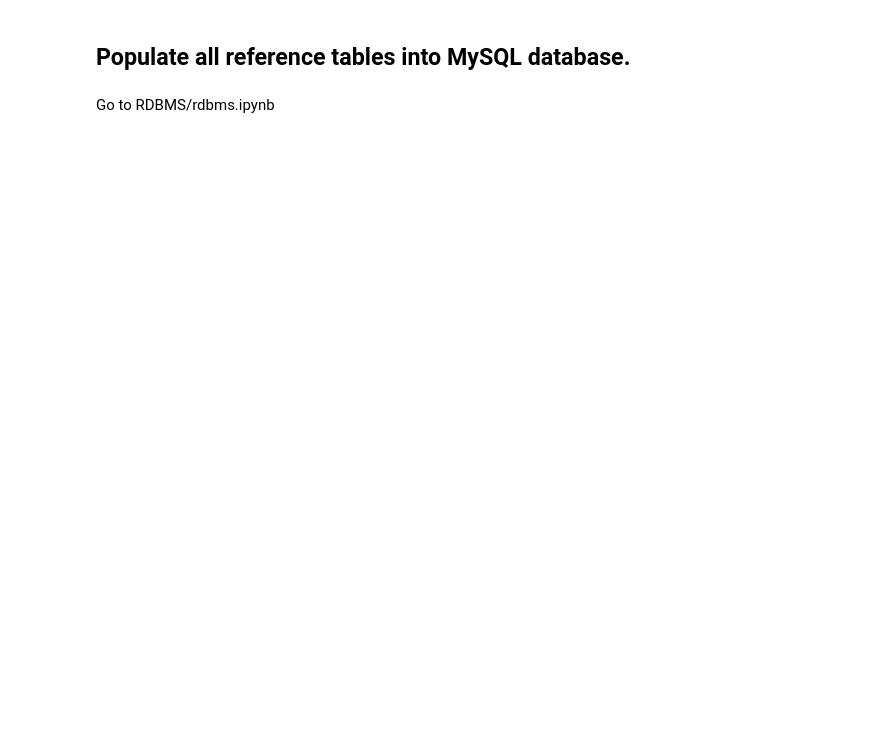
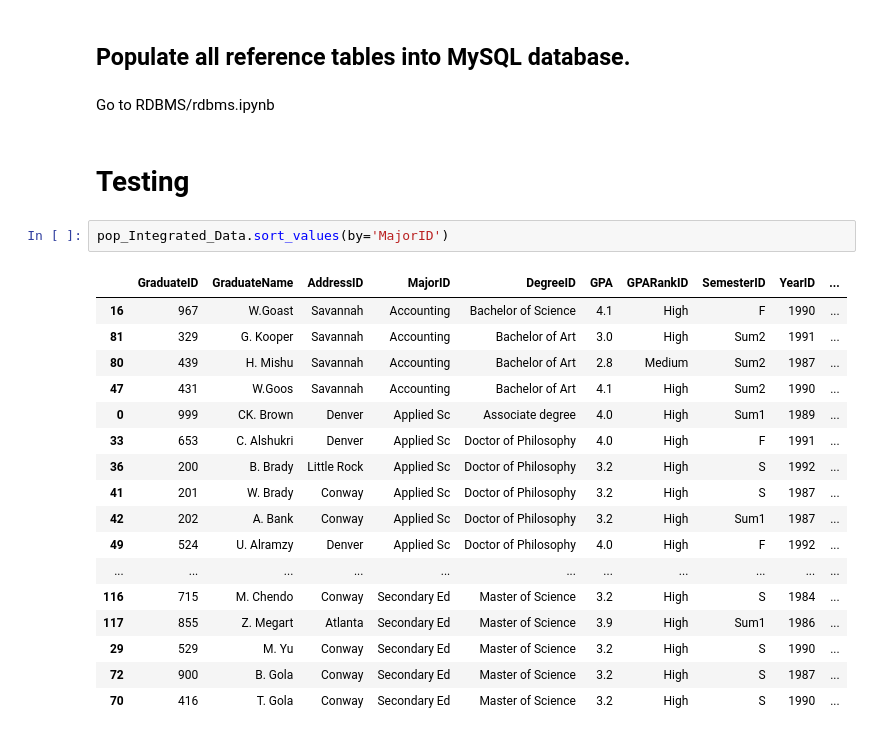
Before and after one commit to JoshuaFarara/DataWarehouse_ProjectReport, a Jupyter notebook: CreateFactDimTables.ipynb, the cells around one changed output. Drawn from its saved outputs; the diff is of its cells as text; blank space fills up the shorter version.

```diff
--- a/CreateFactDimTables.ipynb
+++ b/CreateFactDimTables.ipynb
@@ -243,3 +256,25 @@ fact_data
 ## Populate all reference tables into MySQL database.
 # %% [markdown]
 Go to RDBMS/rdbms.ipynb
+# %% [markdown]
+# Testing
+# %%
+pop_Integrated_Data.sort_values(by='MajorID')
+# %% [output]
+|  | GraduateID | GraduateName | AddressID | MajorID | DegreeID | GPA | GPARankID | SemesterID | YearID | ... |
+| 16 | 967 | W.Goast | Savannah | Accounting | Bachelor of Science | 4.1 | High | F | 1990 | ... |
+| 81 | 329 | G. Kooper | Savannah | Accounting | Bachelor of Art | 3.0 | High | Sum2 | 1991 | ... |
+| 80 | 439 | H. Mishu | Savannah | Accounting | Bachelor of Art | 2.8 | Medium | Sum2 | 1987 | ... |
+| 47 | 431 | W.Goos | Savannah | Accounting | Bachelor of Art | 4.1 | High | Sum2 | 1990 | ... |
+| 0 | 999 | CK. Brown | Denver | Applied Sc | Associate degree | 4.0 | High | Sum1 | 1989 | ... |
+| 33 | 653 | C. Alshukri | Denver | Applied Sc | Doctor of Philosophy | 4.0 | High | F | 1991 | ... |
+| 36 | 200 | B. Brady | Little Rock | Applied Sc | Doctor of Philosophy | 3.2 | High | S | 1992 | ... |
+| 41 | 201 | W. Brady | Conway | Applied Sc | Doctor of Philosophy | 3.2 | High | S | 1987 | ... |
+| 42 | 202 | A. Bank | Conway | Applied Sc | Doctor of Philosophy | 3.2 | High | Sum1 | 1987 | ... |
+| 49 | 524 | U. Alramzy | Denver | Applied Sc | Doctor of Philosophy | 4.0 | High | F | 1992 | ... |
+| ... | ... | ... | ... | ... | ... | ... | ... | ... | ... | ... |
+| 116 | 715 | M. Chendo | Conway | Secondary Ed | Master of Science | 3.2 | High | S | 1984 | ... |
+| 117 | 855 | Z. Megart | Atlanta | Secondary Ed | Master of Science | 3.9 | High | Sum1 | 1986 | ... |
+| 29 | 529 | M. Yu | Conway | Secondary Ed | Master of Science | 3.2 | High | S | 1990 | ... |
+| 72 | 900 | B. Gola | Conway | Secondary Ed | Master of Science | 3.2 | High | S | 1987 | ... |
+| 70 | 416 | T. Gola | Conway | Secondary Ed | Master of Science | 3.2 | High | S | 1990 | ... |
```
Also changed, not shown: parts of 5 cells of this notebook, 3 other files.
